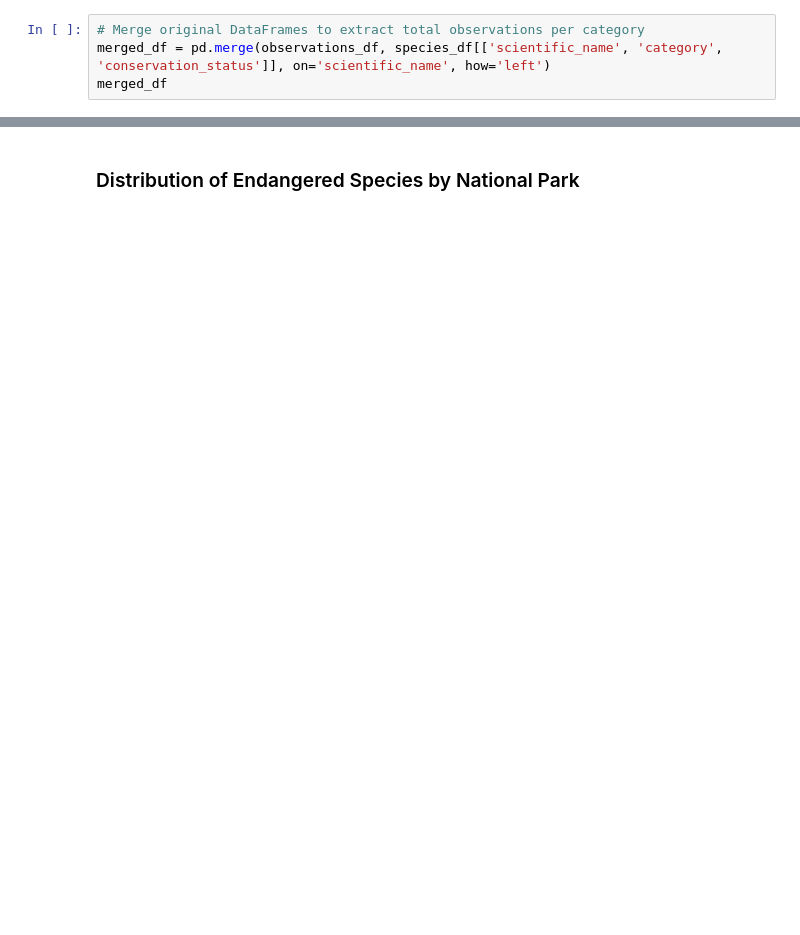
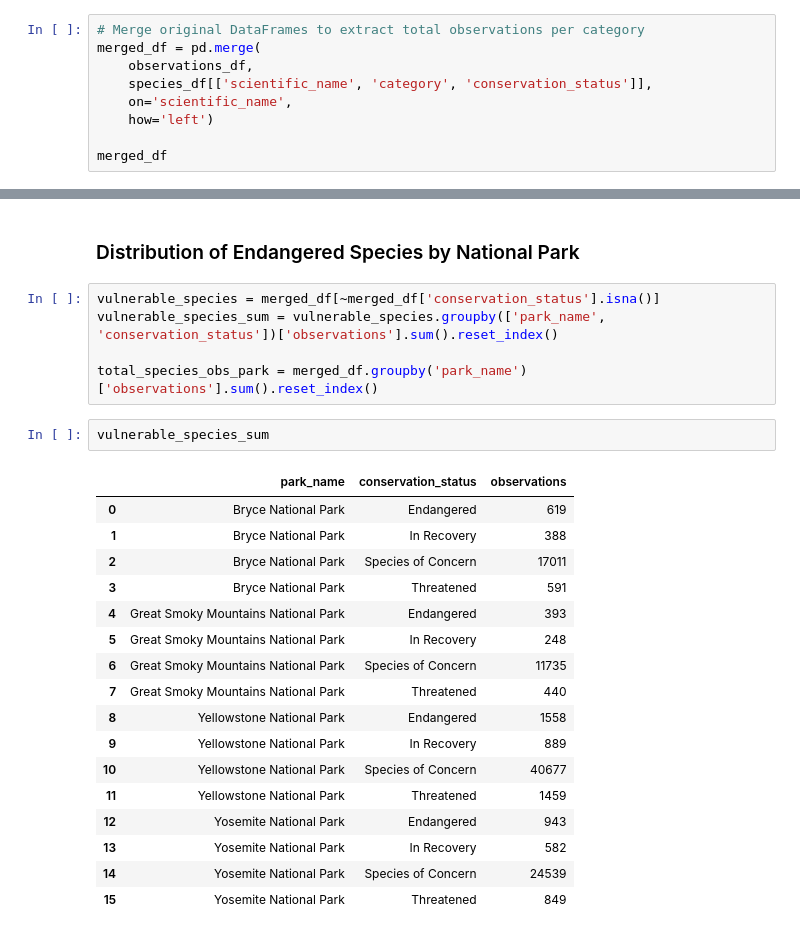
Before and after one commit to raserr11/Biodiversity-Course-Project, a Jupyter notebook: biodiversity.ipynb, the cells around one changed output, grey strips where cells are left out. Drawn from its saved outputs; the diff is of its cells as text; blank space fills up the shorter version.

```diff
--- a/biodiversity.ipynb
+++ b/biodiversity.ipynb
@@ -142,7 +153,12 @@ In the graph on the left, and assuming that species with 'NaN' values in the con
 ### Conservation Status & Nº of Observation
 # %%
 # Merge original DataFrames to extract total observations per category
-merged_df = pd.merge(observations_df, species_df[['scientific_name', 'category', 'conservation_status']], on='scientific_name', how='left')
+merged_df = pd.merge(
+    observations_df,
+    species_df[['scientific_name', 'category', 'conservation_status']],
+    on='scientific_name',
+    how='left')
+
 merged_df
 # %% [output]
 |  | scientific_name | park_name | observations | category | conservation_status |
@@ -280,2 +319,27 @@ We can confirm that the number of registered species per category is positively
 # %% [markdown]
 ### Distribution of Endangered Species by National Park
+# %%
+vulnerable_species = merged_df[~merged_df['conservation_status'].isna()]
+vulnerable_species_sum = vulnerable_species.groupby(['park_name', 'conservation_status'])['observations'].sum().reset_index()
+
+total_species_obs_park = merged_df.groupby('park_name')['observations'].sum().reset_index()
+# %%
+vulnerable_species_sum
+# %% [output]
+|  | park_name | conservation_status | observations |
+| 0 | Bryce National Park | Endangered | 619 |
+| 1 | Bryce National Park | In Recovery | 388 |
+| 2 | Bryce National Park | Species of Concern | 17011 |
+| 3 | Bryce National Park | Threatened | 591 |
+| 4 | Great Smoky Mountains National Park | Endangered | 393 |
+| 5 | Great Smoky Mountains National Park | In Recovery | 248 |
+| 6 | Great Smoky Mountains National Park | Species of Concern | 11735 |
+| 7 | Great Smoky Mountains National Park | Threatened | 440 |
+| 8 | Yellowstone National Park | Endangered | 1558 |
+| 9 | Yellowstone National Park | In Recovery | 889 |
+| 10 | Yellowstone National Park | Species of Concern | 40677 |
+| 11 | Yellowstone National Park | Threatened | 1459 |
+| 12 | Yosemite National Park | Endangered | 943 |
+| 13 | Yosemite National Park | In Recovery | 582 |
+| 14 | Yosemite National Park | Species of Concern | 24539 |
+| 15 | Yosemite National Park | Threatened | 849 |
```
Also changed, not shown: parts of 8 cells of this notebook.
